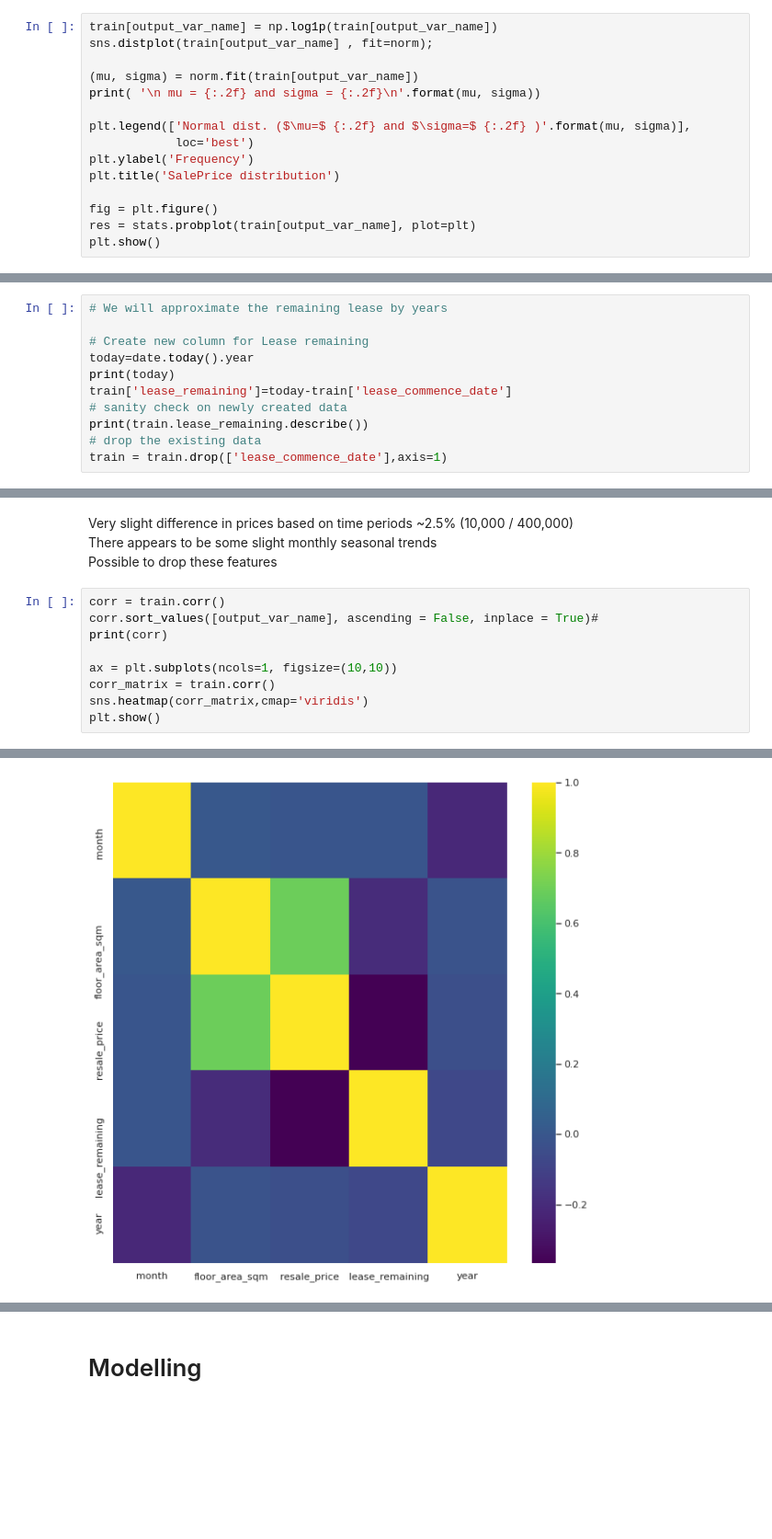
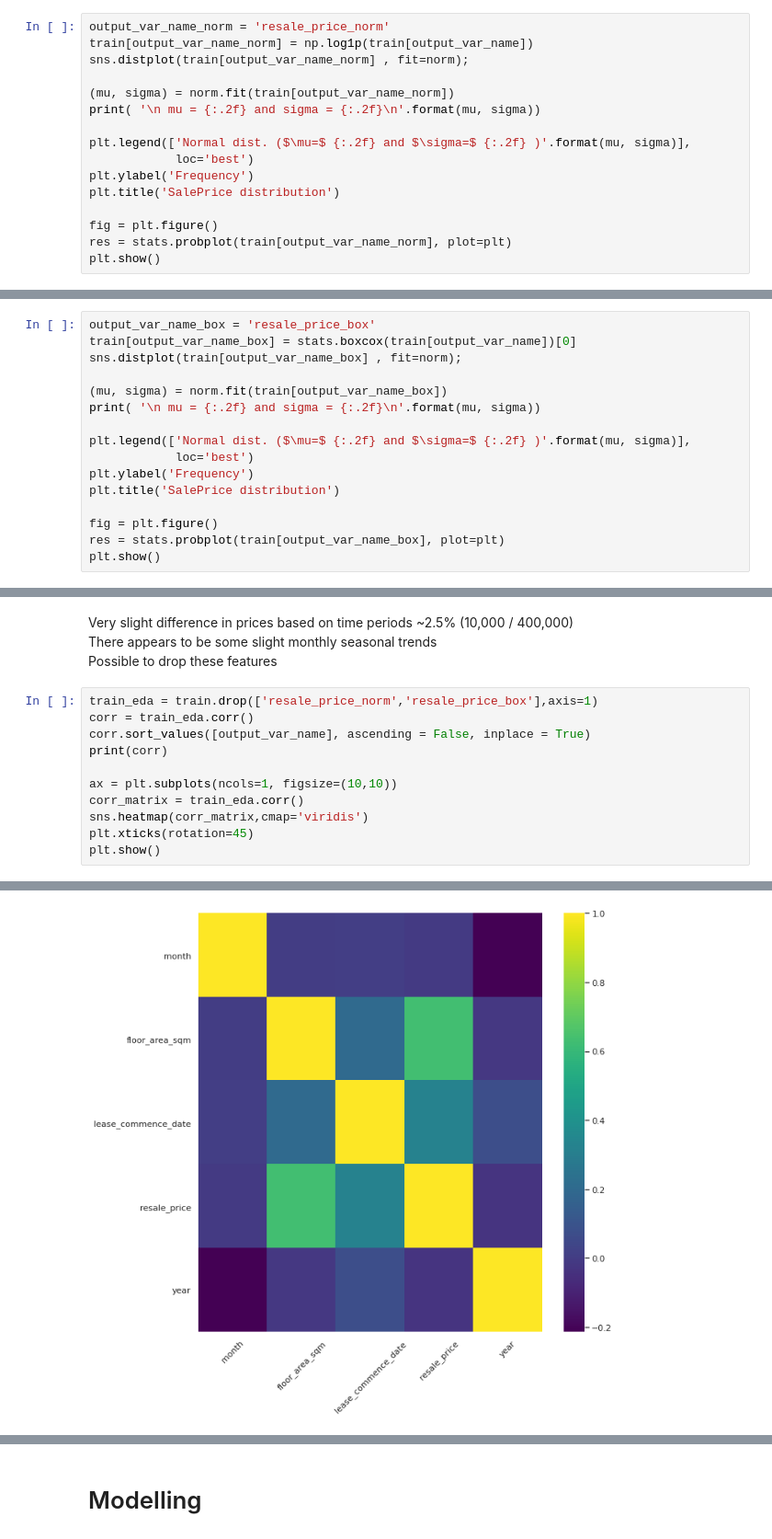
Before and after one commit to nicslevelcode/nicslevelAI, a Jupyter notebook: HDB_Resale_Prices.ipynb, the cells around one changed output, grey strips where cells are left out. Shown at 92% size. Saved outputs shown, nothing was run; the diff lists cells and outputs as text; blank space fills up the shorter version.

```diff
--- a/HDB_Resale_Prices.ipynb
+++ b/HDB_Resale_Prices.ipynb
@@ -102,8 +142,9 @@ Kurtosis: 1.291612
 # %%
-train[output_var_name] = np.log1p(train[output_var_name])
-sns.distplot(train[output_var_name] , fit=norm);
+output_var_name_norm = 'resale_price_norm'
+train[output_var_name_norm] = np.log1p(train[output_var_name])
+sns.distplot(train[output_var_name_norm] , fit=norm);
 
-(mu, sigma) = norm.fit(train[output_var_name])
+(mu, sigma) = norm.fit(train[output_var_name_norm])
 print( '\n mu = {:.2f} and sigma = {:.2f}\n'.format(mu, sigma))
 
 plt.legend(['Normal dist. ($\mu=$ {:.2f} and $\sigma=$ {:.2f} )'.format(mu, sigma)],
@@ -112,7 +153,7 @@ plt.ylabel('Frequency')
 plt.title('SalePrice distribution')
 
 fig = plt.figure()
-res = stats.probplot(train[output_var_name], plot=plt)
+res = stats.probplot(train[output_var_name_norm], plot=plt)
 plt.show()
 # %% [output]
  mu = 12.94 and sigma = 0.33
@@ -120,0 +164,16 @@ plt.show()
+# %%
+output_var_name_box = 'resale_price_box'
+train[output_var_name_box] = stats.boxcox(train[output_var_name])[0]
+sns.distplot(train[output_var_name_box] , fit=norm);
+
+(mu, sigma) = norm.fit(train[output_var_name_box])
+print( '\n mu = {:.2f} and sigma = {:.2f}\n'.format(mu, sigma))
+
+plt.legend(['Normal dist. ($\mu=$ {:.2f} and $\sigma=$ {:.2f} )'.format(mu, sigma)],
+            loc='best')
+plt.ylabel('Frequency')
+plt.title('SalePrice distribution')
+
+fig = plt.figure()
+res = stats.probplot(train[output_var_name_box], plot=plt)
+plt.show()
@@ -145,12 +207 @@ memory usage: 5.9+ MB
 None
-# %%
-# We will approximate the remaining lease by years
-
-# Create new column for Lease remaining
-today=date.today().year
-print(today)
-train['lease_remaining']=today-train['lease_commence_date']
-# sanity check on newly created data
-print(train.lease_remaining.describe())
-# drop the existing data
-train = train.drop(['lease_commence_date'],axis=1)
@@ -187,12 +238,14 @@ Very slight difference in prices based on time periods ~2.5% (10,000 / 400,000)
 <br> There appears to be some slight monthly seasonal trends
 <br> Possible to drop these features
 # %%
-corr = train.corr()
-corr.sort_values([output_var_name], ascending = False, inplace = True)#
+train_eda = train.drop(['resale_price_norm','resale_price_box'],axis=1)
+corr = train_eda.corr()
+corr.sort_values([output_var_name], ascending = False, inplace = True)
 print(corr)
 
 ax = plt.subplots(ncols=1, figsize=(10,10))
-corr_matrix = train.corr()
+corr_matrix = train_eda.corr()
 sns.heatmap(corr_matrix,cmap='viridis')
+plt.xticks(rotation=45)
 plt.show()
 # %% [output]
@@ -205 +265 @@ lease_remaining -0.007          -0.202        -0.368            1.000 -0.073
-[figure, old version]
+[figure, new version]
```
Also changed, not shown: parts of 210 cells of this notebook.
